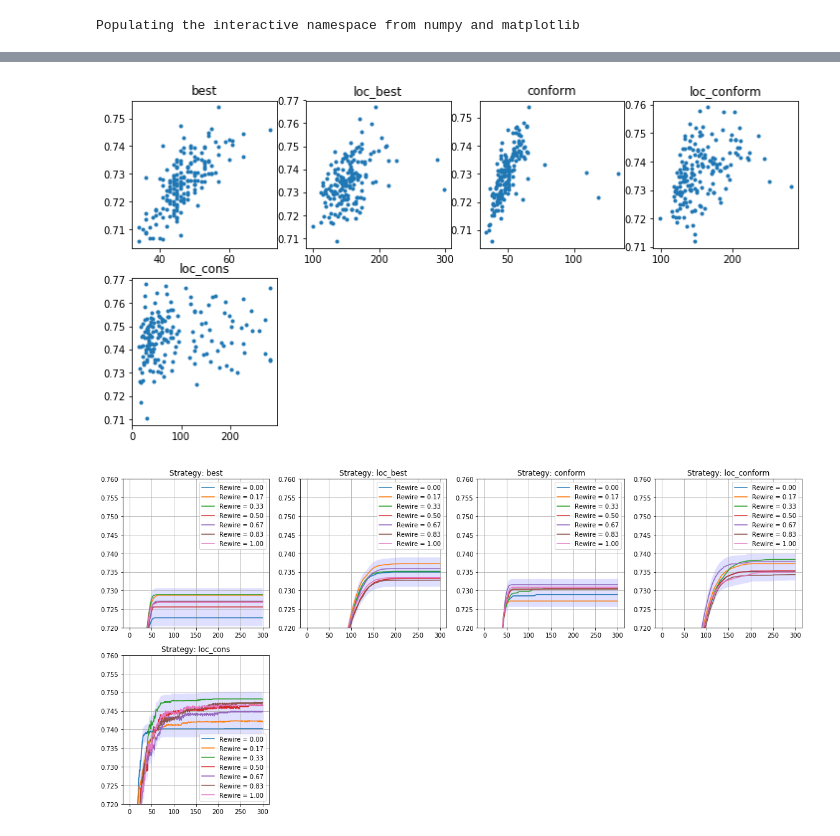
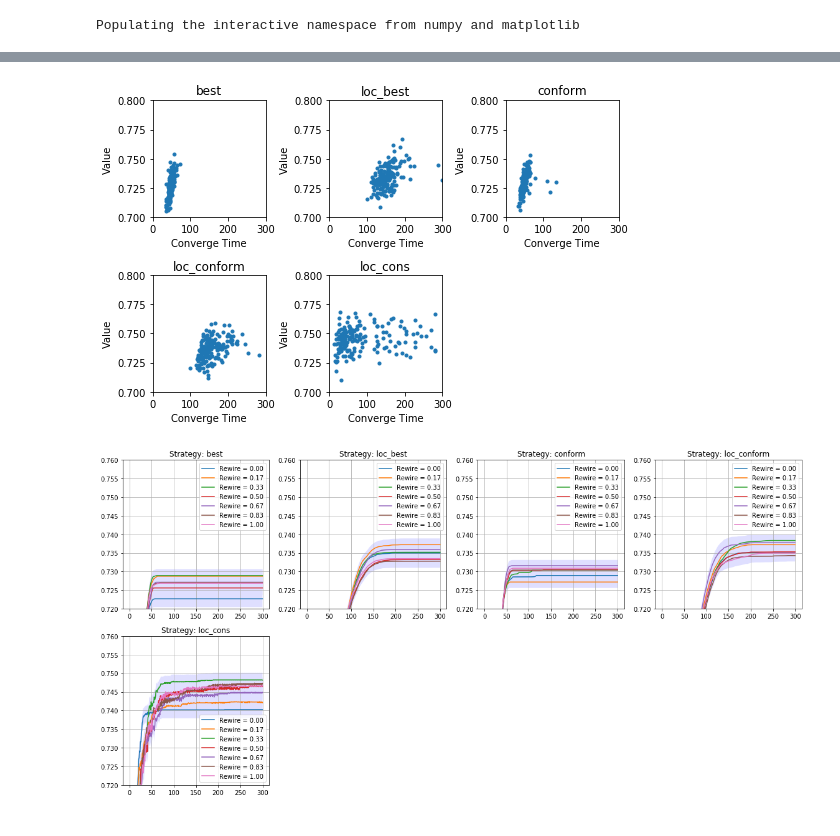
Before and after one commit to elplatt/NK-Net-Learn, a Jupyter notebook: Plot NK Network.ipynb, the cells around one changed output, grey strips where cells are left out. Drawn from its saved outputs; the diff is of its cells as text; code cells hidden in the pictures.

Commit message:
Update plots.

```diff
--- a/Plot NK Network.ipynb
+++ b/Plot NK Network.ipynb
@@ -13,7 +13,7 @@ out_dirs = [
     "archive/2017-08-04 00:49:20 cd433b1"
 ]
 out_dirs = [
-    "archive/2017-08-05 08:02:18 cd433b1"
+    "output/2017-08-05 08:02:18 cd433b1"
 ]
 # %%
 df_runs = pd.concat([pd.DataFrame.from_csv("%s/runs.csv" % d) for d in out_dirs])
@@ -25,14 +29,16 @@ steps = sorted(set(df_values["step"]))
 # %%
-plt.figure(figsize=(4*len(strategies),4*len(rs)))
-for i, r in enumerate(rs):
+plt.figure(figsize=(1*15.0/6.0,1*15.0/6.0))
+for i, r in enumerate([0.5]): #enumerate(rs):
     df_rewire = df_values[df_values["rewire"] == r]
-    for j, strategy in enumerate(strategies):
+    for j, strategy in enumerate(["loc_best"]): #enumerate(strategies):
         df_strategy = df_rewire[df_rewire["strategy"] == strategy]
-        plt.subplot(len(rs),len(strategies),1+j+i*len(strategies))
-        plt.title("Strategy: %s" % strategy)
+        #plt.subplot(len(rs),len(strategies),1+j+i*len(strategies))
+        plt.title(strategy)
         plt.ylabel("Rewire = %0.2f" % r)
-        for trial_n in trials:
+        for trial_n in sorted(set(df_strategy["trial"]))[:3]:
             df_trial = df_strategy[df_strategy["trial"] == trial_n]
             plot(df_trial["step"], df_trial["value"])
-        plt.ylim([0.5, 0.8])
+            xlabel("Iteration")
+            ylabel("Value")
 plt.tight_layout()
+plt.savefig("fig-trials.png", format="png", dpi=300)
@@ -76,14 +84,20 @@ df_eff = pd.DataFrame({
     "converge": d_converge
 })
 # %%
-plt.figure(figsize=(12,6))
+plt.figure(figsize=(3*15.0/6.0,2*15.0/6.0))
 for i, strategy in enumerate(strategies):
-    plt.subplot(2,4, i+1)
+    plt.subplot(2,3, i+1)
     plt.title(strategy)
     df = df_eff[df_eff["strategy"] == strategy]
     plot(df["converge"], df["perf"], '.')
+    xlabel('Converge Time')
+    ylabel('Value')
+    xlim([0, 300])
+    ylim([0.7, 0.8])
+plt.tight_layout()
+plt.savefig("fig-converge-value.png", format="png", dpi=300)
 # %% [output]
-[figure, old version]
+[figure, new version]
 # %%
 plt.figure(figsize=(4*4,4*2))
 for j, strategy in enumerate(strategies):
```
Also changed, not shown: parts of 12 cells of this notebook.
